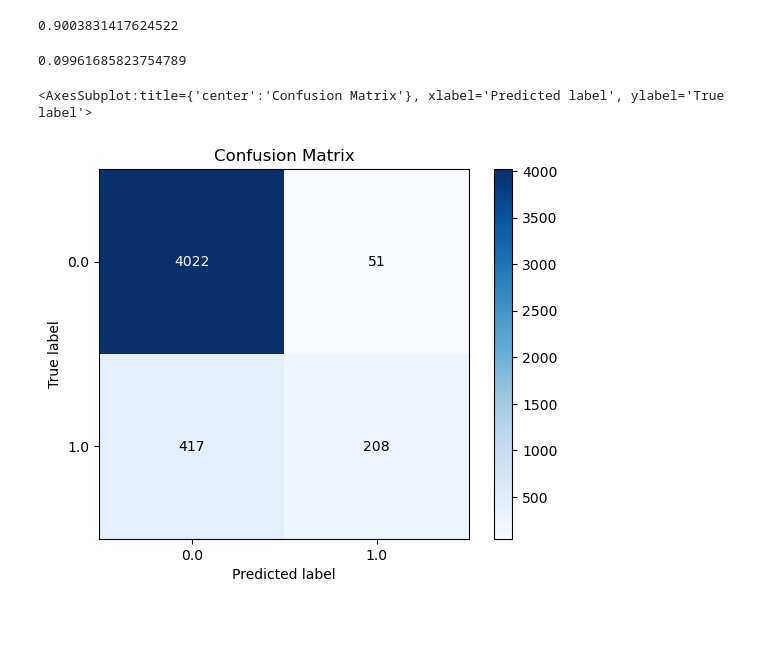
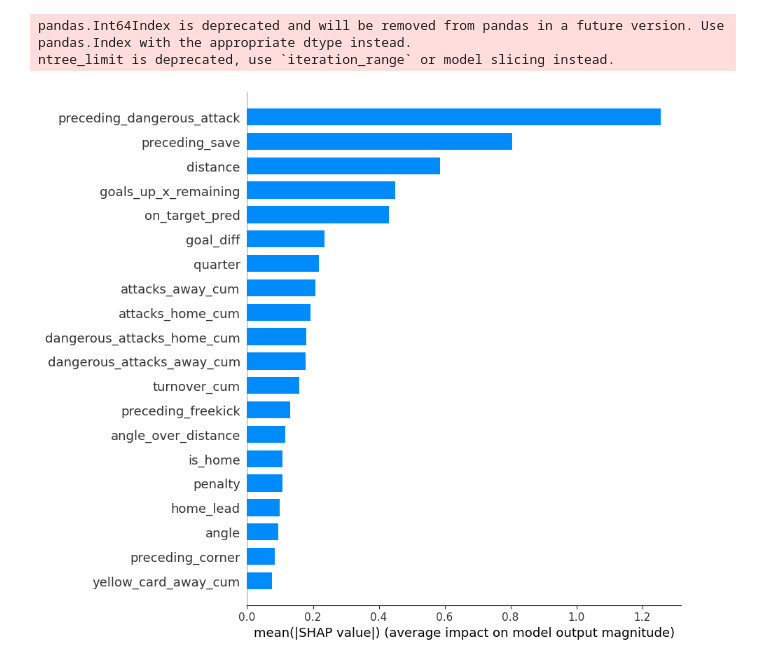
Before and after one commit to andreasaarrestad/expected-goals, a Jupyter notebook: eda.ipynb, the cells around one changed output. Drawn from its saved outputs; the diff is of its cells as text; code cells hidden in the pictures; blank space fills up the shorter version.

Commit message:
Final model + clean up in repo

```diff
--- a/eda.ipynb
+++ b/eda.ipynb
@@ -202,16 +126,11 @@ y_pred = logit.predict(X_test)
-# %%
-(y_pred == y_test).mean()
-# %% [output]
-0.9003831417624522
-# %%
-from sklearn.metrics import mean_absolute_error
-
-
-mean_absolute_error(logit.predict(X_test), y_test)
-# %% [output]
-0.09961685823754789
-# %%
-plot_confusion_matrix(y_test, logit.predict(X_test))
-# %% [output]
-<AxesSubplot:title={'center':'Confusion Matrix'}, xlabel='Predicted label', ylabel='True label'>
-[figure, removed]
+# %%
+import shap
+
+explainer = shap.TreeExplainer(cl)
+shap_values = explainer.shap_values(X_test)
+
+shap.summary_plot(shap_values, X_test, plot_type='bar')
+# %% [output]
+pandas.Int64Index is deprecated and will be removed from pandas in a future version. Use pandas.Index with the appropriate dtype instead.
+ntree_limit is deprecated, use `iteration_range` or model slicing instead.
+[figure, added]
```
Also changed, not shown: parts of 19 cells of this notebook, 5 other files.
